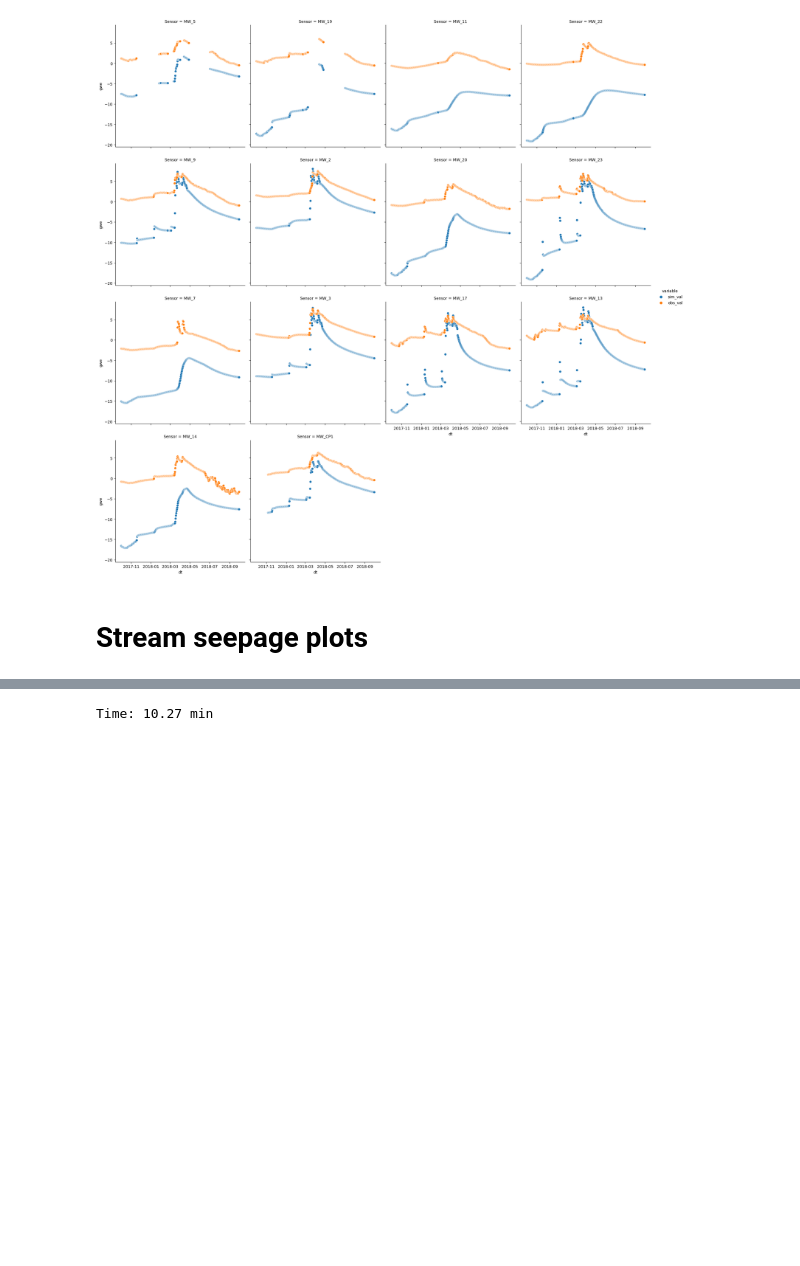
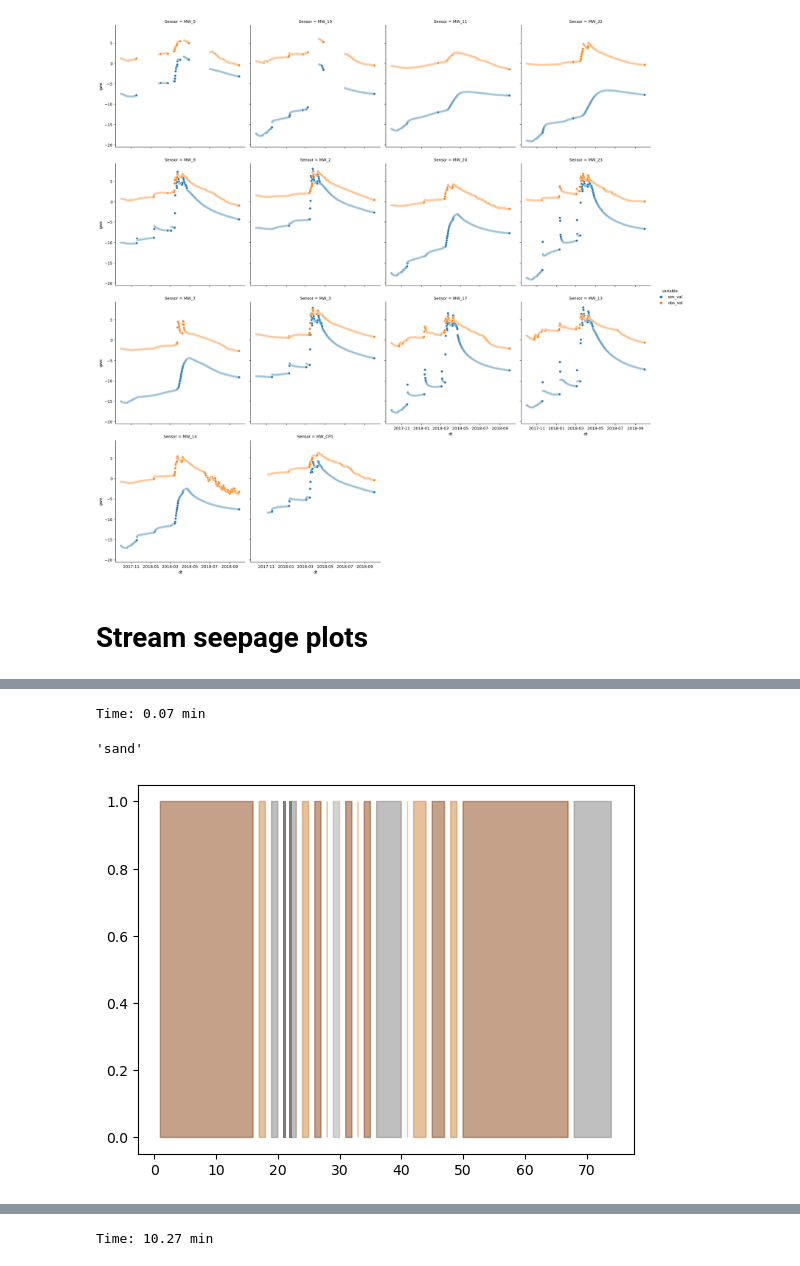
Before and after one commit to andrewcalderwood/CosumnesRiverRecharge, a Jupyter notebook: Projects/Oneto_Denier/Flow analysis across realizations.ipynb, the cells around one changed output, grey strips where cells are left out. Cells and saved outputs as stored; diff of their text form; code cells hidden in the pictures; blank space fills up the shorter version.

```diff
--- a/Projects/Oneto_Denier/Flow analysis across realizations.ipynb
+++ b/Projects/Oneto_Denier/Flow analysis across realizations.ipynb
@@ -69,6 +73,11 @@ vka_quants.index=['mud','sandy mud','sand','gravel']
 grid_sfr['facies'] = 'mud'
 for n in np.arange(0,len(vka_quants)-1):
     grid_sfr.loc[grid_sfr.strhc1 > vka_quants.iloc[n],'facies'] = vka_quants.index[n+1]
+
+# add color for facies plots
+gel_color = pd.read_csv(join(gwfm_dir,'UPW_data', 'mf_geology_color_dict.csv'), comment='#')
+gel_color.geology = gel_color.geology.str.lower()
+grid_sfr = grid_sfr.join(gel_color.set_index('geology')[['color']], on='facies')
 # %%
 strt_date = pd.to_datetime(m.dis.start_datetime)
 end_date = (strt_date + pd.Series(m.dis.perlen.array.sum()).astype('timedelta64[D]'))[0]
@@ -160,9 +169,7 @@ g = sns.relplot(hob_long, x='dt',y='gwe',col='Sensor',hue='variable', col_wrap=4
 # %% [markdown]
 # Stream seepage plots
 # %%
-# grid_sfr = pd.DataFrame().from_records(m.sfr.reach_data).rename(columns={'i':'row','j':'column'})
-# grid_sfr[['row','column']] += 1 # convert to 1 based to match with SFR output
-pd_sfr = grid_sfr.set_index(['i','j'])[['rchlen','strtop']]
+pd_sfr = grid_sfr.set_index(['i','j'])[['rchlen','strtop', 'facies', 'color']]
 pd_sfr['Total distance (m)'] = pd_sfr['rchlen'].cumsum()
 
 def clean_sfr_df(model_ws):
@@ -182,7 +189,10 @@ def clean_sfr_df(model_ws):
     # create different column for stream losing vs gaining seeapge
     sfrdf_plot['Qrech'] = np.where(sfrdf_plot.Qaquifer>0, sfrdf_plot.Qaquifer,0)
     sfrdf_plot['Qbase'] = np.where(sfrdf_plot.Qaquifer<0, sfrdf_plot.Qaquifer*-1,0 )
-
+    # booleans for plotting
+    sfrdf_plot['gaining'] = (sfrdf_plot.gradient == 0)
+    sfrdf_plot['losing'] = (sfrdf_plot.gradient >= 0)
+    sfrdf_plot['connected'] = (sfrdf_plot.gradient < 1)
     sfrdf_plot = sfrdf_plot.set_index('dt')
     return(sfrdf_plot)
 # %%
@@ -209,0 +221,38 @@ out_files = pd.DataFrame(glob.glob(all_model_ws+'/*/*.sfr.out'))
+# %%
+t0 = time.time()
+# fig,ax = plt.subplots(2,2, figsize=(12,8), sharex=True, sharey=True)#
+
+for t in np.arange(0,1):
+    model_ws = join(all_model_ws, 'realization'+ str(t).zfill(3))
+
+    sfrdf =  clean_sfr_df(model_ws)
+    sfr_facies = sfrdf.join(grid_sfr.set_index(['iseg','ireach'])[['facies']], on=['segment','reach'])
+#     sfr_facies_sum = sfr_facies.groupby(['dt','facies']).sum(numeric_only=True)
+#     sfr_facies_sum = sfr_facies_sum[['Qrech','Qbase']].melt(ignore_index=False)
+
+#     for n,f in enumerate(['mud','sandy mud','sand','gravel']):
+#         ax_n = ax[int(n/2), n%2]
+#         df_plt = sfr_facies_sum[sfr_facies_sum.variable=='Qrech'].filter(like=f, axis=0).reset_index('facies')
+#         df_plt.cumsum().plot(y='value', ax=ax_n, legend=False, color='gray')
+#         ax_n.set_title(f)
+#         ax_n.set_yscale('log')
+t1 = time.time()
+print('Time: %.2f min' % ((t1-t0)/60))
+# %% [output]
+Time: 0.07 min
+# %%
+sfrdf.facies.unique()
+# grid_sfr.facies.unique()
+sfrdf.facies[-1] # sand is failing
+# %% [output]
+'sand'
+# %%
+# grid_sfr.plot(x='iseg',y='facies', kind='bar')
+# plt.fill(x= sfrdf.segment, y=1) #, color = sfrdf.color.values)
+# sfrdf.head(20)
+fig,ax = plt.subplots()
+for f in sfrdf.facies.unique():
+    ax.fill_between(sfrdf.segment, 0, 1, where = sfrdf.facies==f,
+                    color=gel_color.loc[gel_color.geology==f,'color'], alpha=0.5)#transform=ax.get_xaxis_transform())
+# %% [output]
+[figure, added]
```
Also changed, not shown: parts of 9 cells of this notebook, 15 other files.
